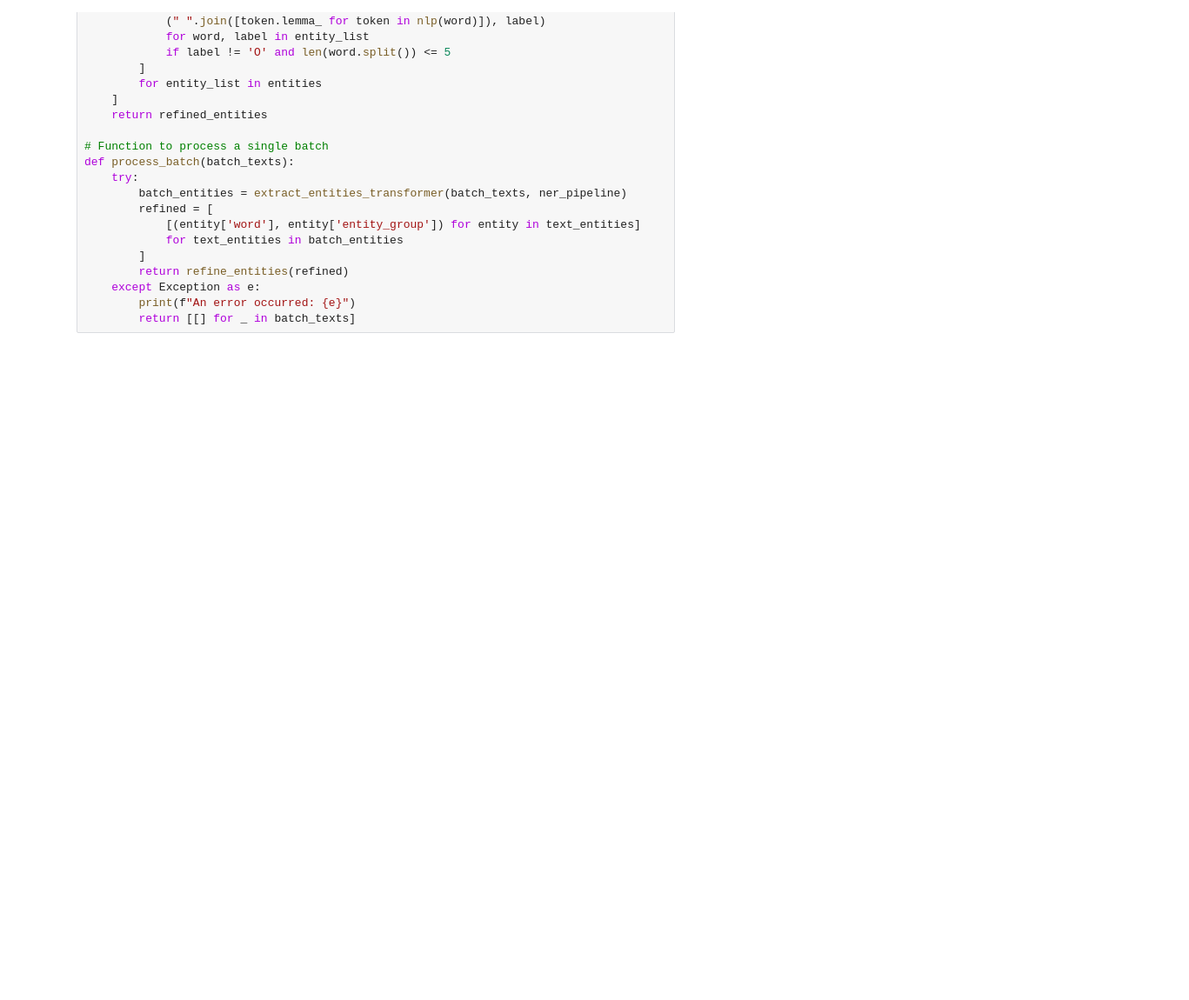
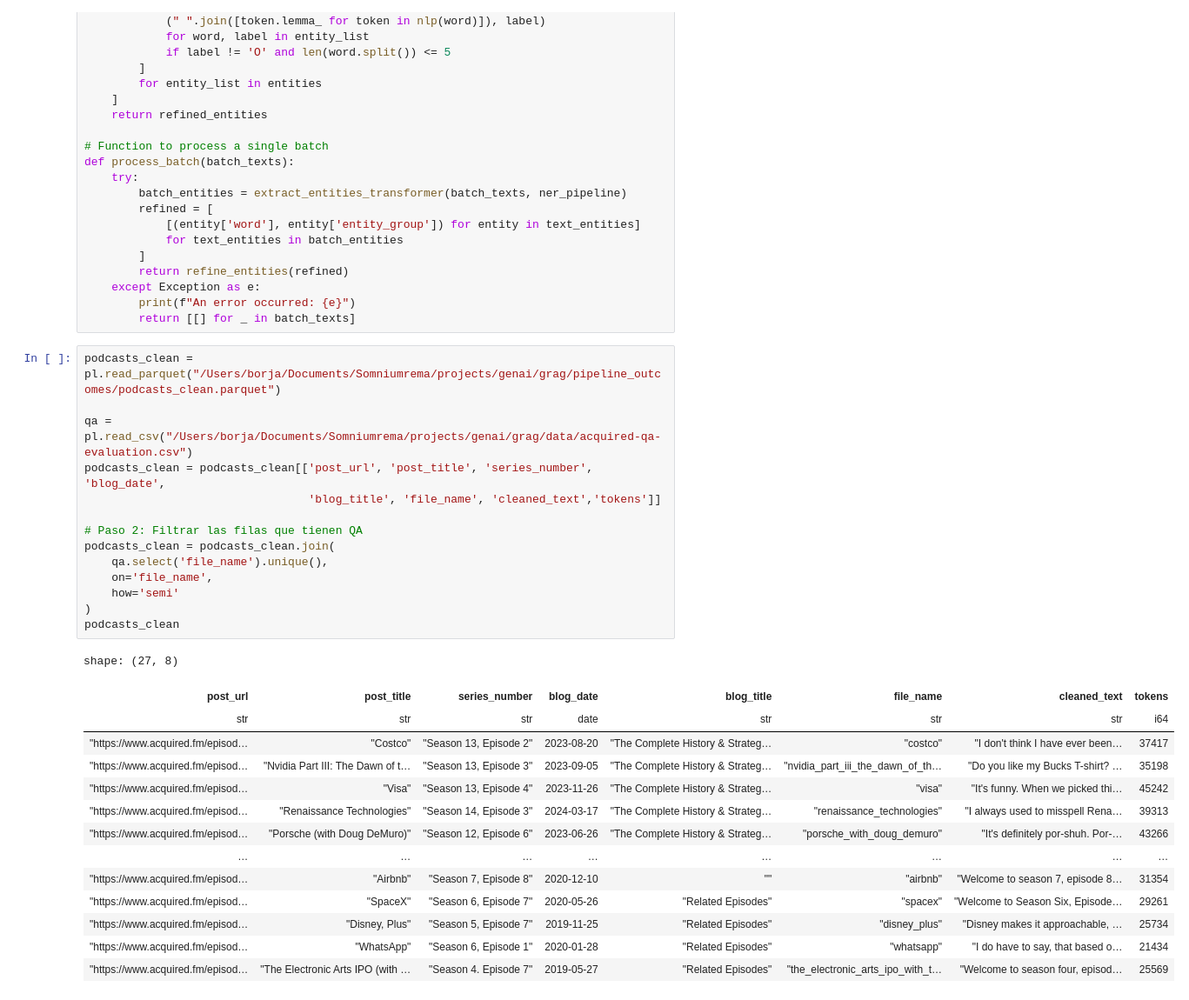
Before and after one commit to borjaregueral/GraphRag, a Jupyter notebook: notebooks/02_text_processing.ipynb, the cells around one changed output. Shown: that part at 87% size. Saved outputs shown, nothing was run; the diff lists cells and outputs as text; blank space fills up the shorter version.

```diff
--- a/notebooks/02_text_processing.ipynb
+++ b/notebooks/02_text_processing.ipynb
@@ -78,3 +84,32 @@ def process_batch(batch_texts):
     except Exception as e:
         print(f"An error occurred: {e}")
         return [[] for _ in batch_texts]
+# %%
+podcasts_clean = pl.read_parquet("/Users/borja/Documents/Somniumrema/projects/genai/grag/pipeline_outcomes/podcasts_clean.parquet")
+
+qa = pl.read_csv("/Users/borja/Documents/Somniumrema/projects/genai/grag/data/acquired-qa-evaluation.csv")
+podcasts_clean = podcasts_clean[['post_url', 'post_title', 'series_number', 'blog_date',
+                                 'blog_title', 'file_name', 'cleaned_text','tokens']]
+
+# Paso 2: Filtrar las filas que tienen QA
+podcasts_clean = podcasts_clean.join(
+    qa.select('file_name').unique(),
+    on='file_name',
+    how='semi'
+)
+podcasts_clean
+# %% [output]
+shape: (27, 8)
+| post_url | post_title | series_number | blog_date | blog_title | file_name | cleaned_text | tokens |
+| str | str | str | date | str | str | str | i64 |
+| "https://www.acquired.fm/episod… | "Costco" | "Season 13, Episode 2" | 2023-08-20 | "The Complete History & Strateg… | "costco" | "I don't think I have ever been… | 37417 |
+| "https://www.acquired.fm/episod… | "Nvidia Part III: The Dawn of t… | "Season 13, Episode 3" | 2023-09-05 | "The Complete History & Strateg… | "nvidia_part_iii_the_dawn_of_th… | "Do you like my Bucks T-shirt? … | 35198 |
+| "https://www.acquired.fm/episod… | "Visa" | "Season 13, Episode 4" | 2023-11-26 | "The Complete History & Strateg… | "visa" | "It's funny. When we picked thi… | 45242 |
+| "https://www.acquired.fm/episod… | "Renaissance Technologies" | "Season 14, Episode 3" | 2024-03-17 | "The Complete History & Strateg… | "renaissance_technologies" | "I always used to misspell Rena… | 39313 |
+| "https://www.acquired.fm/episod… | "Porsche (with Doug DeMuro)" | "Season 12, Episode 6" | 2023-06-26 | "The Complete History & Strateg… | "porsche_with_doug_demuro" | "It's definitely por-shuh. Por-… | 43266 |
+| … | … | … | … | … | … | … | … |
+| "https://www.acquired.fm/episod… | "Airbnb" | "Season 7, Episode 8" | 2020-12-10 | "‍" | "airbnb" | "Welcome to season 7, episode 8… | 31354 |
+| "https://www.acquired.fm/episod… | "SpaceX" | "Season 6, Episode 7" | 2020-05-26 | "Related Episodes" | "spacex" | "Welcome to Season Six, Episode… | 29261 |
+| "https://www.acquired.fm/episod… | "Disney, Plus" | "Season 5, Episode 7" | 2019-11-25 | "Related Episodes" | "disney_plus" | "Disney makes it approachable, … | 25734 |
+| "https://www.acquired.fm/episod… | "WhatsApp" | "Season 6, Episode 1" | 2020-01-28 | "Related Episodes" | "whatsapp" | "I do have to say, that based o… | 21434 |
+| "https://www.acquired.fm/episod… | "The Electronic Arts IPO (with … | "Season 4. Episode 7" | 2019-05-27 | "Related Episodes" | "the_electronic_arts_ipo_with_t… | "Welcome to season four, episod… | 25569 |
```
Also changed, not shown: parts of 32 cells of this notebook, 6 other files.
